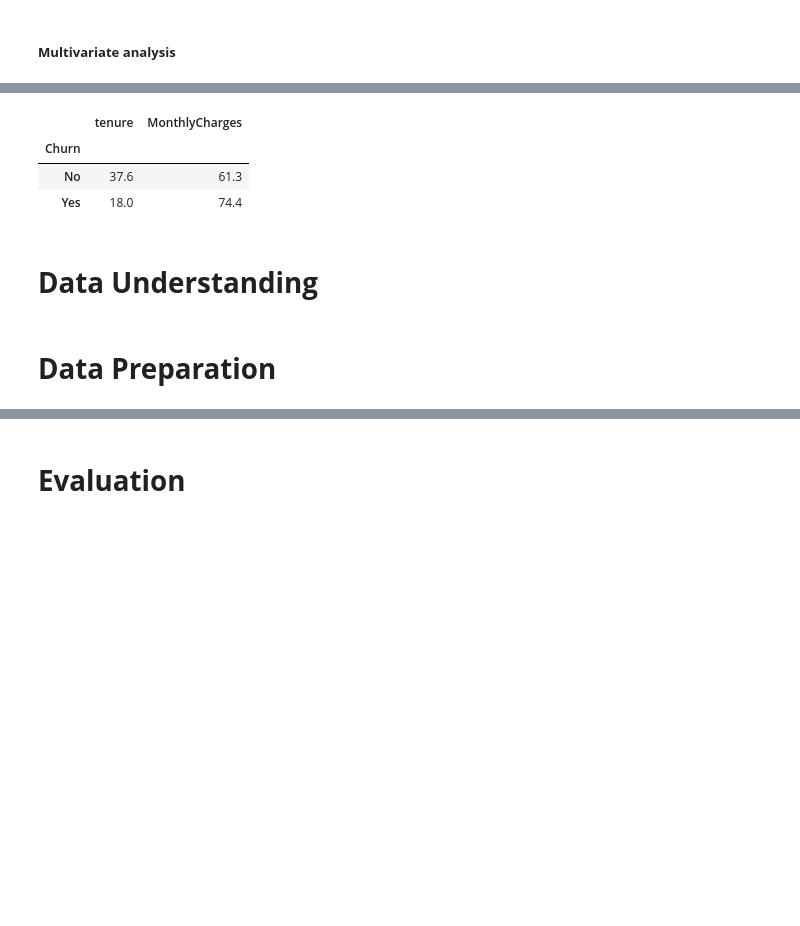
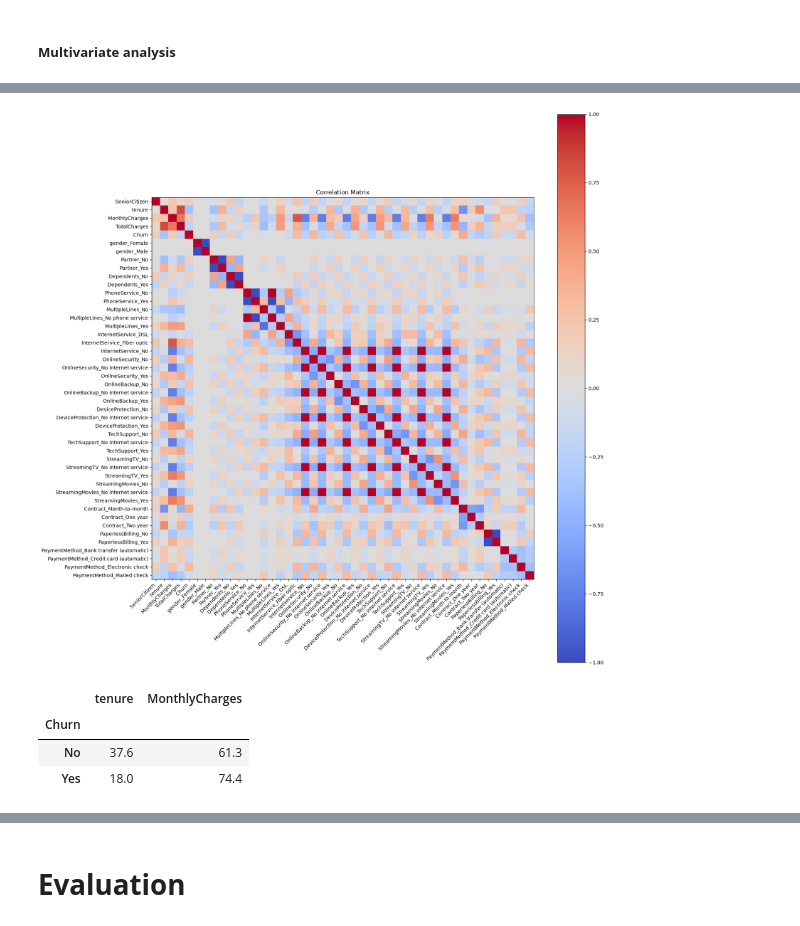
Before and after one commit to JosephRidge/DataToolDeployment101, a Jupyter notebook: notebook/app.ipynb, the cells around one changed output, grey strips where cells are left out. Drawn from its saved outputs; the diff is of its cells as text; code cells hidden in the pictures; blank space fills up the shorter version.

```diff
--- a/notebook/app.ipynb
+++ b/notebook/app.ipynb
@@ -182,0 +280,12 @@ Name: proportion, dtype: float64
+# %%
+# cleaning data
+
+# errors="coerce" = "if you cannot convert it, make it NaN instead of crashing"
+df_2["TotalCharges"] = pd.to_numeric(df_2["TotalCharges"], errors="coerce")
+print("Missing after conversion:", df_2["TotalCharges"].isna().sum())   # now the 11 blanks are real NaN
+
+df_2 = df_2.dropna()                                  # 11 rows out of 7,043: safe to drop
+df_2["Churn"] = (df_2["Churn"] == "Yes").astype(int)  # Yes -> 1 (the thing we want to catch), No -> 0
+
+print("Rows left:", len(df_2))
+print("Unique Churn values:", df_2["Churn"].unique())
@@ -182,0 +334,3 @@ Name: proportion, dtype: float64
+# %%
+df_3 = pd.get_dummies(df_2)
+df_3.head(3)
@@ -183,3 +343,23 @@ Name: proportion, dtype: float64
+# %%
+# # 1. Calculate the correlation matrix
+corr_matrix = df_3.corr()
+
+# 2. Plot using Matplotlib
+fig, ax = plt.subplots(figsize=(17, 17))
+im = ax.imshow(corr_matrix, cmap='coolwarm', vmin=-1, vmax=1)
+
+# Add colorbar and labels
+fig.colorbar(im, ax=ax)
+ax.set_xticks(range(len(corr_matrix.columns)))
+ax.set_yticks(range(len(corr_matrix.columns)))
+ax.set_xticklabels(corr_matrix.columns, rotation=45, ha='right')
+ax.set_yticklabels(corr_matrix.columns)
+ax.set_title('Correlation Matrix')
+
+plt.tight_layout()
+plt.show()
+# %% [output]
+[figure, added]
 # %%
 df.groupby("Churn")[["tenure", "MonthlyCharges"]].mean().round(1)
 # %% [output]
@@ -187,9 +367,5 @@ df.groupby("Churn")[["tenure", "MonthlyCharges"]].mean().round(1)
 | Churn |  |  |
 | No | 37.6 | 61.3 |
 | Yes | 18.0 | 74.4 |
-# %% [markdown]
-# **Data Understanding**
-# %% [markdown]
-# **Data Preparation**
 # %% [markdown]
 # **Modeling**
```
Also changed, not shown: parts of 23 cells of this notebook.
